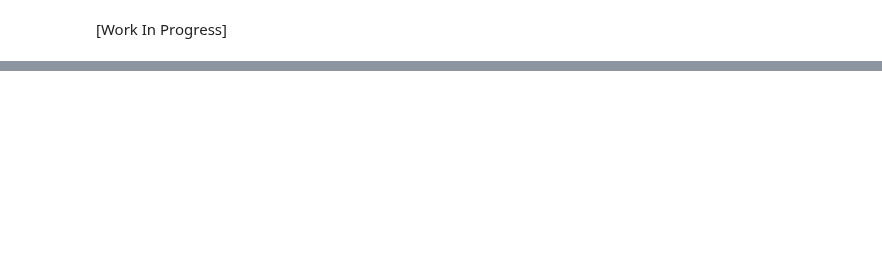
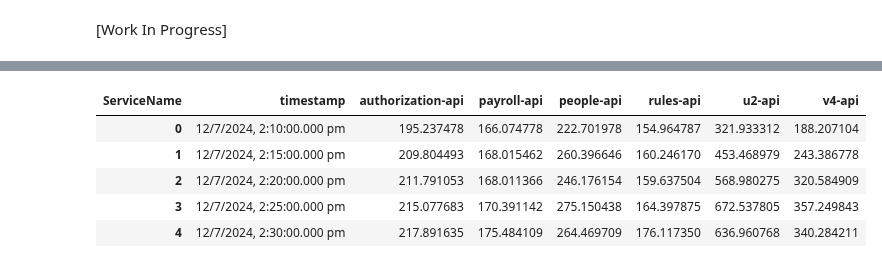
Before and after one commit to sriksmachi/sriksml, a Jupyter notebook: projects/causalmodels_on_microservices/data_prep.ipynb, the cells around one changed output, grey strips where cells are left out. Drawn from its saved outputs; the diff is of its cells as text; code cells hidden in the pictures; blank space fills up the shorter version.

```diff
--- a/projects/causalmodels_on_microservices/data_prep.ipynb
+++ b/projects/causalmodels_on_microservices/data_prep.ipynb
@@ -184,0 +203,21 @@ final_chain.invoke({"query": "What is the root cause request id 8ff8696695aa7358
+# %%
+import networkx as nx
+from neo4j import GraphDatabase
+
+driver = GraphDatabase.driver(os.environ['NEO4J_URI'], auth=("neo4j", os.environ['NEO4J_PASSWORD']))
+
+def graph_from_cypher(operationId, services):
+    G = nx.MultiDiGraph()
+    # write a query to get all nodes except one that contains APIM In node id
+    # query = "MATCH"
+    query = f"MATCH (n:cloudRoleName)-[r:DEPENDS_ON]-(m:cloudRoleName) where (r.operationId = '{operationId}' and n.id in {services} and m.id in {services} ) RETURN n, r, m"
+    results = driver.session().run(query)
+    nodes = list(results.graph()._nodes.values())
+    for node in nodes:
+        G.add_node(node._properties['id'], labels=node._labels, properties=node._properties)
+    rels = list(results.graph()._relationships.values())
+    for rel in rels:
+        G.add_edge(rel.start_node._properties['id'], rel.end_node._properties['id'], key=rel.element_id, type=rel.type, properties=rel._properties)
+    return G, nodes, rels
+
+graph, nodes, rels = graph_from_cypher("8ff8696695aa73588ac454809741e2ea", services)
@@ -184,0 +229,3 @@ final_chain.invoke({"query": "What is the root cause request id 8ff8696695aa7358
+# %%
+services_in_graph = [node._properties['id'] for node in nodes]
+print(services_in_graph)
@@ -184,0 +234,3 @@ final_chain.invoke({"query": "What is the root cause request id 8ff8696695aa7358
+# %%
+f_pc_df = pc_df[pc_df.apply(lambda x: x['ServiceName'] in services_in_graph, axis=1)]
+len(f_pc_df)
@@ -184,0 +239,9 @@ final_chain.invoke({"query": "What is the root cause request id 8ff8696695aa7358
+# %%
+# group by timestamp, servicename, countername and average the values
+g_pc_df = f_pc_df.groupby(['timestamp', 'ServiceName']).max().reset_index()
+# concatenate servicename and countername to form a unique identifier
+# g_pc_df['ServiceCounter'] = g_pc_df['ServiceName'] + '_' + g_pc_df['CounterName']
+g_pc_df.drop(columns=['CounterName', 'InstanceId'], inplace=True)
+# pivot and add new columns for each countername
+# pc_df = pc_df.pivot(index=['timestamp'], columns='ServiceCounter', values='avg_CounterValue').reset_index()
+g_pc_df.head(5)
@@ -184,0 +255,10 @@ final_chain.invoke({"query": "What is the root cause request id 8ff8696695aa7358
+# %%
+pcs = g_pc_df.pivot(index=['timestamp'], columns='ServiceName', values='avg_CounterValue').reset_index()
+pcs.head(5)
+# %% [output]
+| ServiceName | timestamp | authorization-api | payroll-api | people-api | rules-api | u2-api | v4-api |
+| 0 | 12/7/2024, 2:10:00.000 pm | 195.237478 | 166.074778 | 222.701978 | 154.964787 | 321.933312 | 188.207104 |
+| 1 | 12/7/2024, 2:15:00.000 pm | 209.804493 | 168.015462 | 260.396646 | 160.246170 | 453.468979 | 243.386778 |
+| 2 | 12/7/2024, 2:20:00.000 pm | 211.791053 | 168.011366 | 246.176154 | 159.637504 | 568.980275 | 320.584909 |
+| 3 | 12/7/2024, 2:25:00.000 pm | 215.077683 | 170.391142 | 275.150438 | 164.397875 | 672.537805 | 357.249843 |
+| 4 | 12/7/2024, 2:30:00.000 pm | 217.891635 | 175.484109 | 264.469709 | 176.117350 | 636.960768 | 340.284211 |
```
Also changed, not shown: parts of 21 cells of this notebook, 14 other files.
